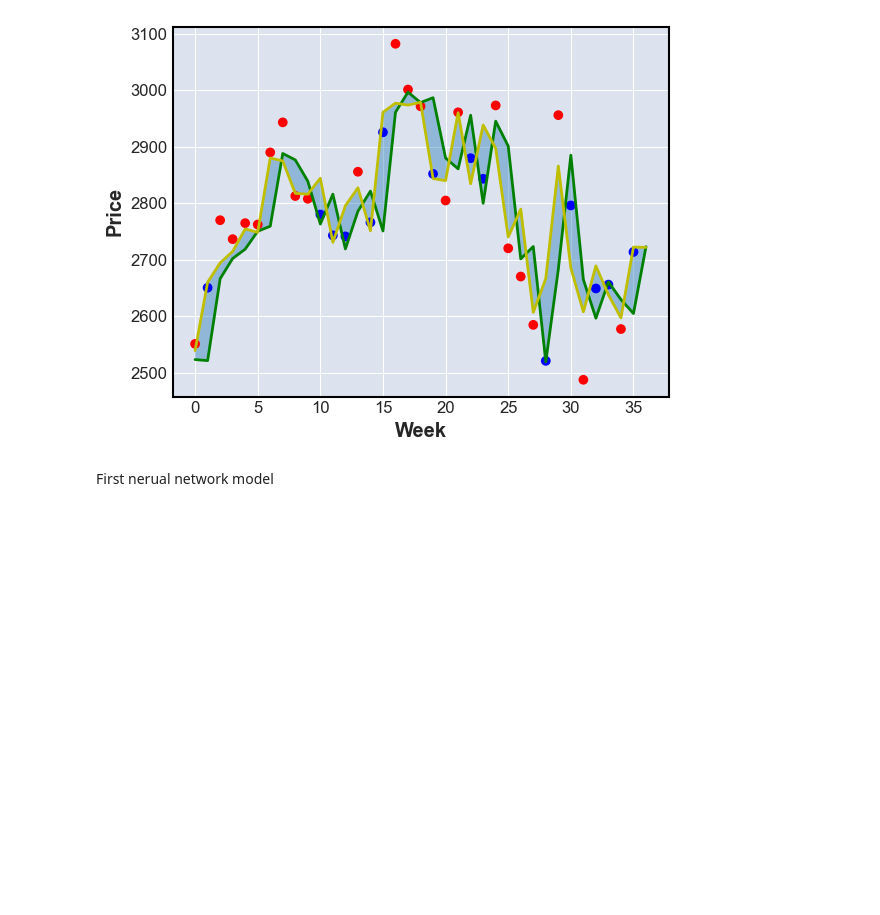
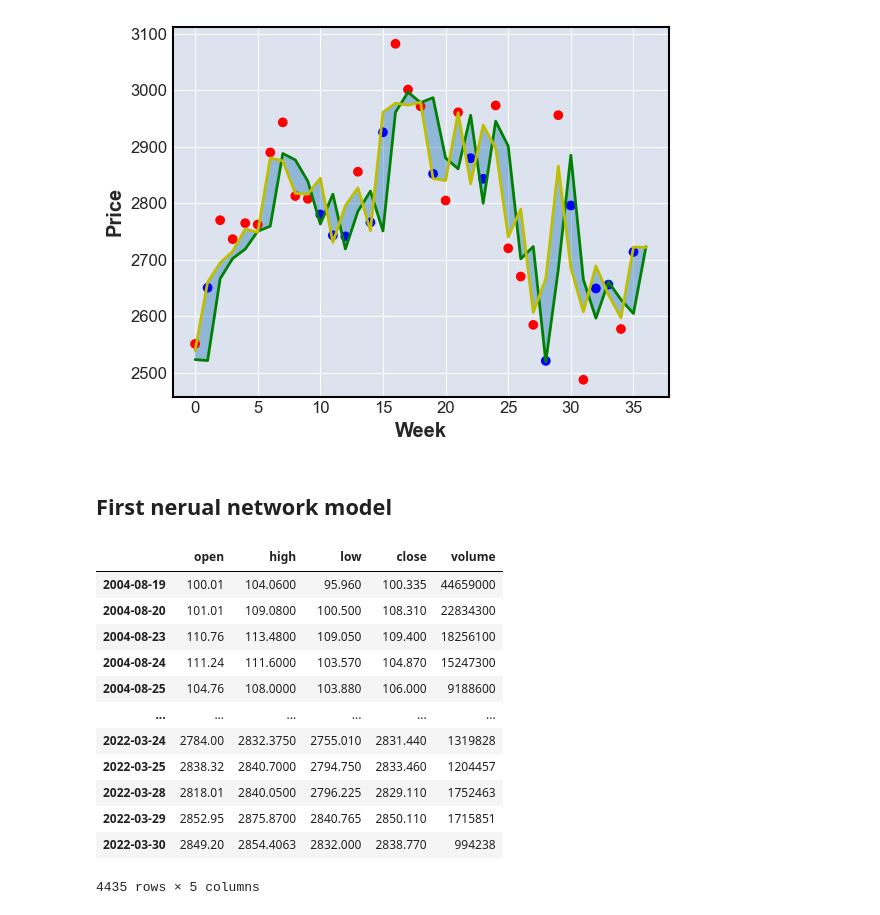
Before and after one commit to marcosmartinezfco/Proyecto-Fin-Grado-61IW, a Jupyter notebook: predictionModule/lstm.ipynb, the cells around one changed output. Cells and saved outputs as stored; diff of their text form; code cells hidden in the pictures; blank space fills up the shorter version.

```diff
--- a/predictionModule/lstm.ipynb
+++ b/predictionModule/lstm.ipynb
@@ -66,4 +67,28 @@ simple_predictions(raw_df[-40:])
 accuracy 38.88888888888889%
 [figure]
 # %% [markdown]
-First nerual network model
+## First nerual network model
+# %%
+with open('./Training data/googl-daily.json') as f:
+    data = json.load(f)
+raw_df = pd.DataFrame(data["Time Series (Daily)"]).T
+raw_df = raw_df.rename(lambda x: x.split(' ')[1], axis=1)
+for c in raw_df.columns:
+    raw_df[c] = pd.to_numeric(raw_df[c])
+raw_df.index = pd.to_datetime(raw_df.index)
+raw_df = raw_df.sort_index()
+raw_df
+# %% [output]
+|  | open | high | low | close | volume |
+| 2004-08-19 | 100.01 | 104.0600 | 95.960 | 100.335 | 44659000 |
+| 2004-08-20 | 101.01 | 109.0800 | 100.500 | 108.310 | 22834300 |
+| 2004-08-23 | 110.76 | 113.4800 | 109.050 | 109.400 | 18256100 |
+| 2004-08-24 | 111.24 | 111.6000 | 103.570 | 104.870 | 15247300 |
+| 2004-08-25 | 104.76 | 108.0000 | 103.880 | 106.000 | 9188600 |
+| ... | ... | ... | ... | ... | ... |
+| 2022-03-24 | 2784.00 | 2832.3750 | 2755.010 | 2831.440 | 1319828 |
+| 2022-03-25 | 2838.32 | 2840.7000 | 2794.750 | 2833.460 | 1204457 |
+| 2022-03-28 | 2818.01 | 2840.0500 | 2796.225 | 2829.110 | 1752463 |
+| 2022-03-29 | 2852.95 | 2875.8700 | 2840.765 | 2850.110 | 1715851 |
+| 2022-03-30 | 2849.20 | 2854.4063 | 2832.000 | 2838.770 | 994238 |
+4435 rows × 5 columns
```
Also changed, not shown: parts of 13 cells of this notebook, 2 other files.
